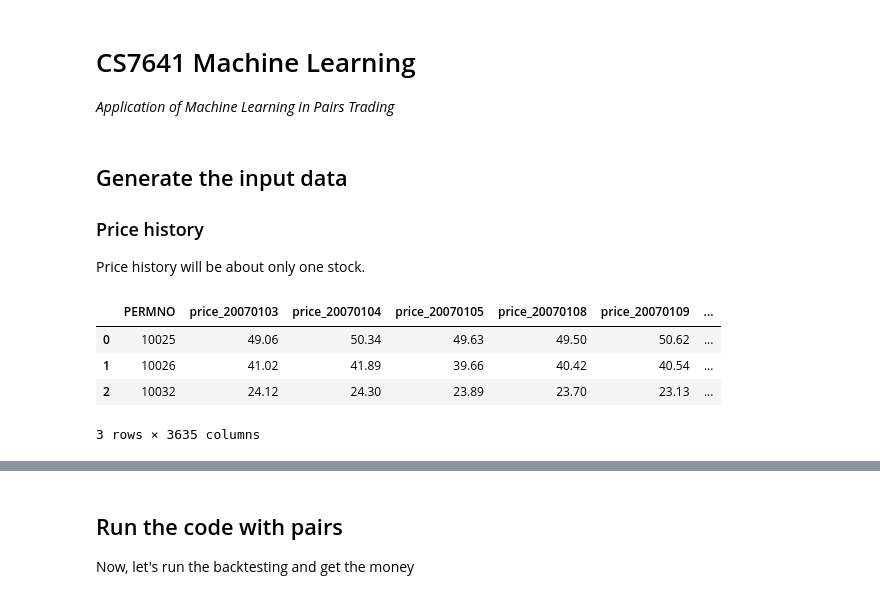
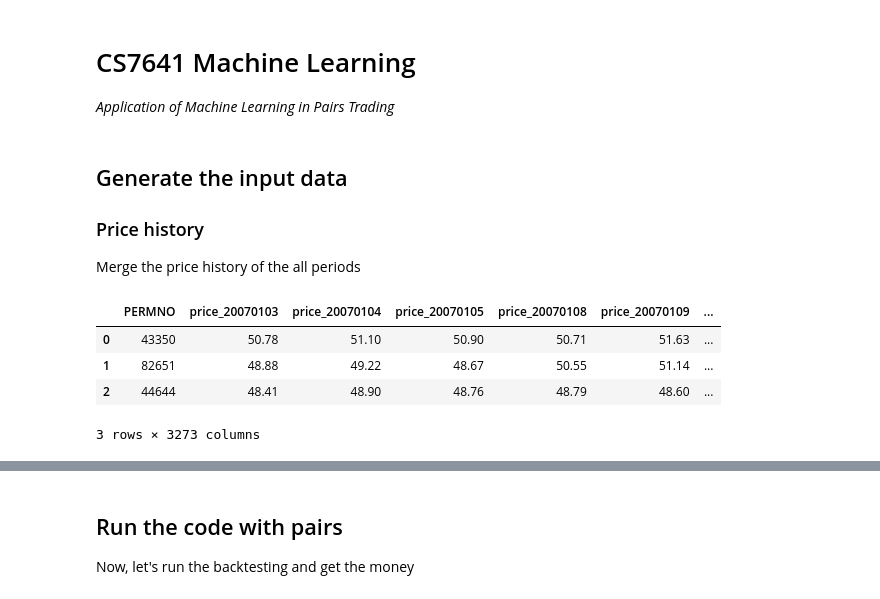
Before and after one commit to daehkim/pair-trading, a Jupyter notebook: Backtesting.ipynb, the cells around one changed output, grey strips where cells are left out. Saved outputs shown, nothing was run; the diff lists cells and outputs as text; code cells hidden in the pictures.

```diff
--- a/Backtesting.ipynb
+++ b/Backtesting.ipynb
@@ -14,13 +14,14 @@ import matplotlib.pyplot as plt
 
 ### Price history
 
-Price history will be about only one stock.
+Merge the price history of the all periods
 # %%
-total_data = pd.read_csv("training_data.csv")
-total_data.head(3)
+training_set_price = pd.read_csv("pairs_total_stock.csv")
+#print(training_set_price)
+training_set_price.head(3)
 # %% [output]
 |  | PERMNO | price_20070103 | price_20070104 | price_20070105 | price_20070108 | price_20070109 | ... |
-| 0 | 10025 | 49.06 | 50.34 | 49.63 | 49.50 | 50.62 | ... |
-| 1 | 10026 | 41.02 | 41.89 | 39.66 | 40.42 | 40.54 | ... |
-| 2 | 10032 | 24.12 | 24.30 | 23.89 | 23.70 | 23.13 | ... |
+| 0 | 43350 | 50.78 | 51.10 | 50.90 | 50.71 | 51.63 | ... |
+| 1 | 82651 | 48.88 | 49.22 | 48.67 | 50.55 | 51.14 | ... |
+| 2 | 44644 | 48.41 | 48.90 | 48.76 | 48.79 | 48.60 | ... |
-3 rows × 3635 columns
+3 rows × 3273 columns
```
Also changed, not shown: parts of 5 cells of this notebook.
